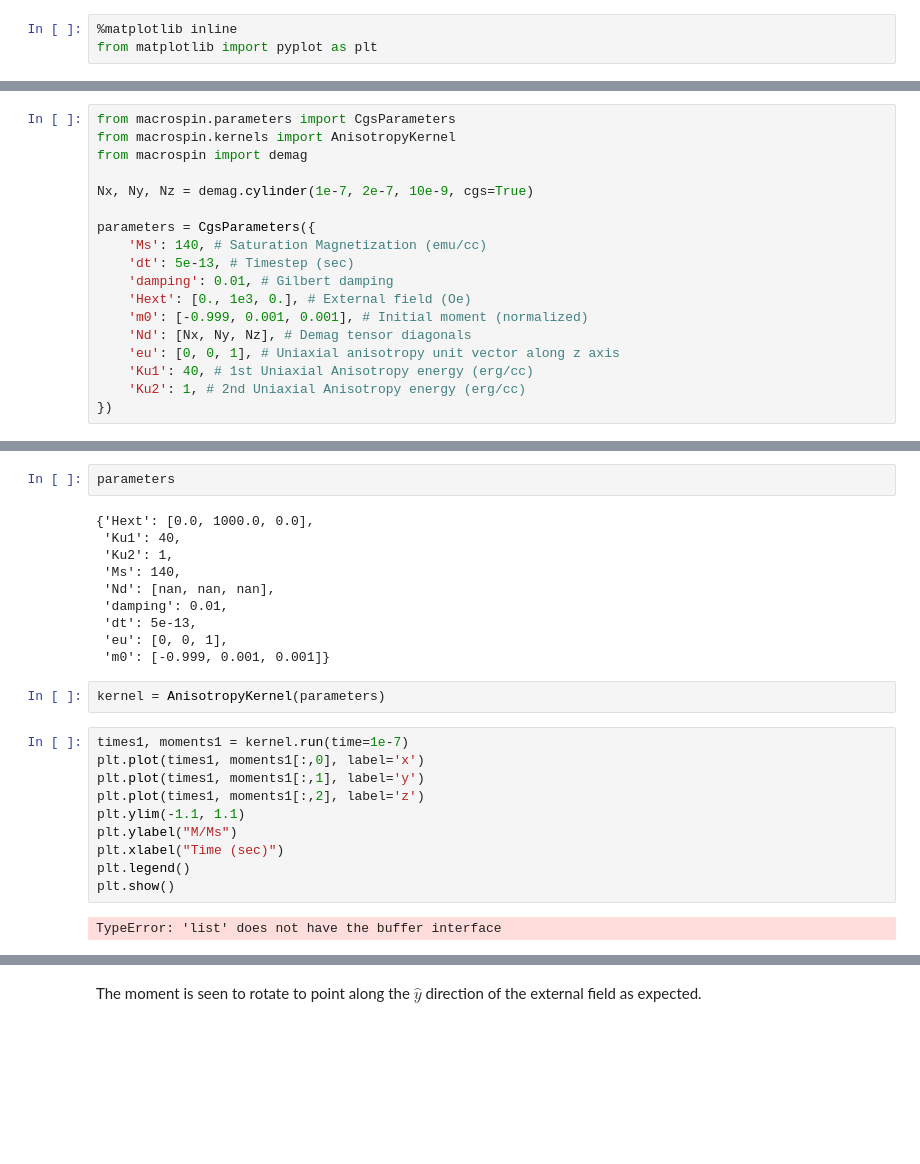
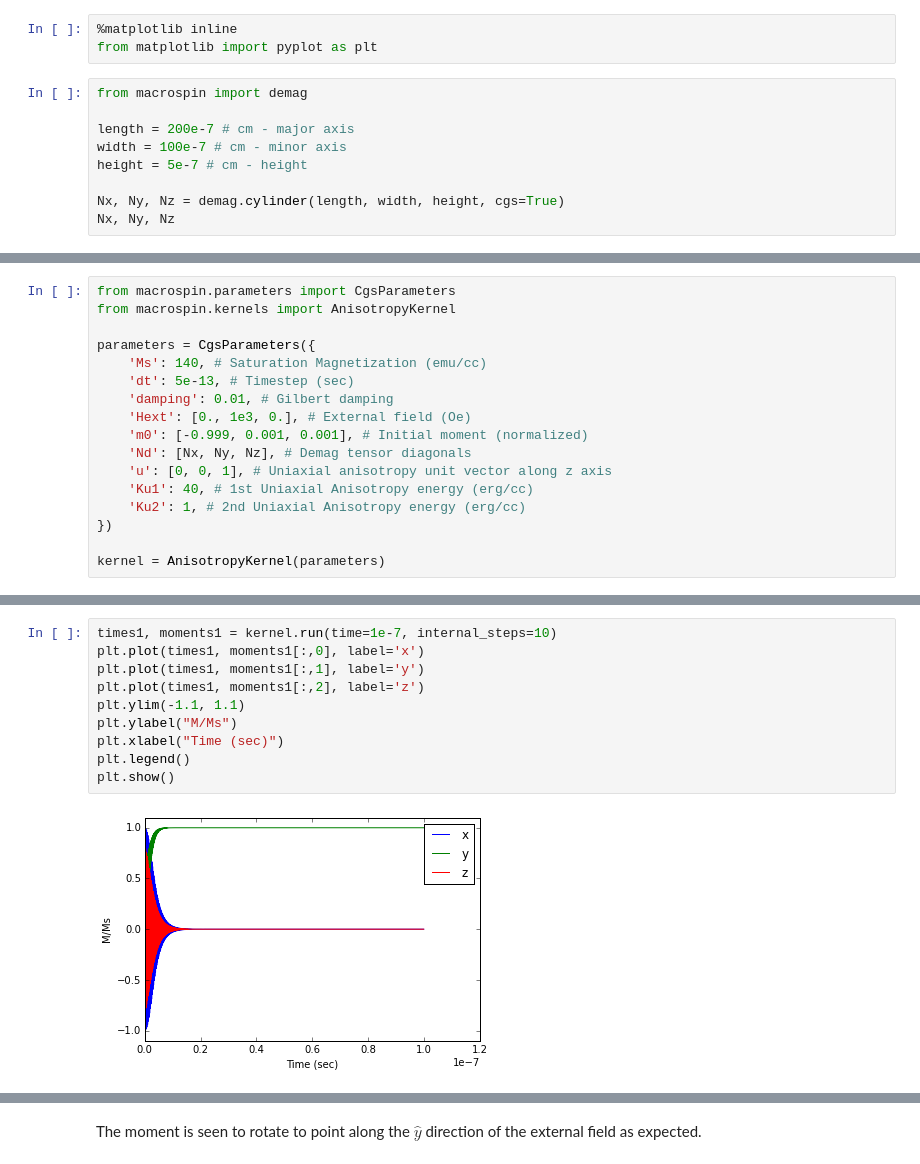
Before and after one commit to ralph-group/macrospin, a Jupyter notebook: examples/Anisotropy Macrospin Example.ipynb, the cells around one changed output, grey strips where cells are left out. Cells and saved outputs as stored; diff of their text form; blank space fills up the shorter version.

Commit message:
Added AnisotropyKernel for uniaxial/cubic and changed Parameter internals

```diff
--- a/examples/Anisotropy Macrospin Example.ipynb
+++ b/examples/Anisotropy Macrospin Example.ipynb
@@ -4,3 +4,12 @@ Author: Colin Jermain <clj72@cornell.edu>
 # %%
 %matplotlib inline
 from matplotlib import pyplot as plt
+# %%
+from macrospin import demag
+
+length = 200e-7 # cm - major axis
+width = 100e-7 # cm - minor axis
+height = 5e-7 # cm - height
+
+Nx, Ny, Nz = demag.cylinder(length, width, height, cgs=True)
+Nx, Ny, Nz
@@ -7,9 +18,6 @@ from matplotlib import pyplot as plt
 # %%
 from macrospin.parameters import CgsParameters
 from macrospin.kernels import AnisotropyKernel
-from macrospin import demag
-
-Nx, Ny, Nz = demag.cylinder(1e-7, 2e-7, 10e-9, cgs=True)
 
 parameters = CgsParameters({
     'Ms': 140, # Saturation Magnetization (emu/cc)
@@ -18,7 +26,9 @@ parameters = CgsParameters({
     'Hext': [0., 1e3, 0.], # External field (Oe)
     'm0': [-0.999, 0.001, 0.001], # Initial moment (normalized)
     'Nd': [Nx, Ny, Nz], # Demag tensor diagonals
-    'eu': [0, 0, 1], # Uniaxial anisotropy unit vector along z axis
+    'u': [0, 0, 1], # Uniaxial anisotropy unit vector along z axis
     'Ku1': 40, # 1st Uniaxial Anisotropy energy (erg/cc)
     'Ku2': 1, # 2nd Uniaxial Anisotropy energy (erg/cc)
 })
+
+kernel = AnisotropyKernel(parameters)
@@ -28,26 +35,12 @@ parameters = CgsParameters({
-# %%
-parameters
-# %% [output]
-{'Hext': [0.0, 1000.0, 0.0],
- 'Ku1': 40,
- 'Ku2': 1,
- 'Ms': 140,
- 'Nd': [nan, nan, nan],
- 'damping': 0.01,
- 'dt': 5e-13,
- 'eu': [0, 0, 1],
- 'm0': [-0.999, 0.001, 0.001]}
-# %%
-kernel = AnisotropyKernel(parameters)
 # %%
-times1, moments1 = kernel.run(time=1e-7)
+times1, moments1 = kernel.run(time=1e-7, internal_steps=10)
 plt.plot(times1, moments1[:,0], label='x')
 plt.plot(times1, moments1[:,1], label='y')
 plt.plot(times1, moments1[:,2], label='z')
 plt.ylim(-1.1, 1.1)
 plt.ylabel("M/Ms")
 plt.xlabel("Time (sec)")
 plt.legend()
 plt.show()
 # %% [output]
-TypeError: 'list' does not have the buffer interface
+[figure, added]
```
Also changed, not shown: parts of 14 cells of this notebook, 5 other files.
